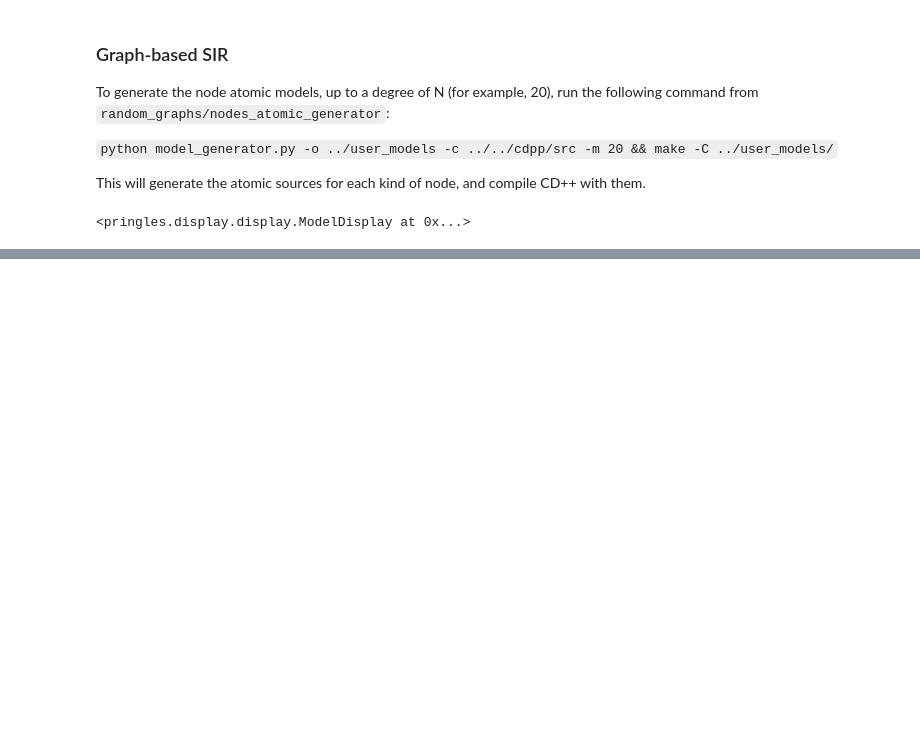
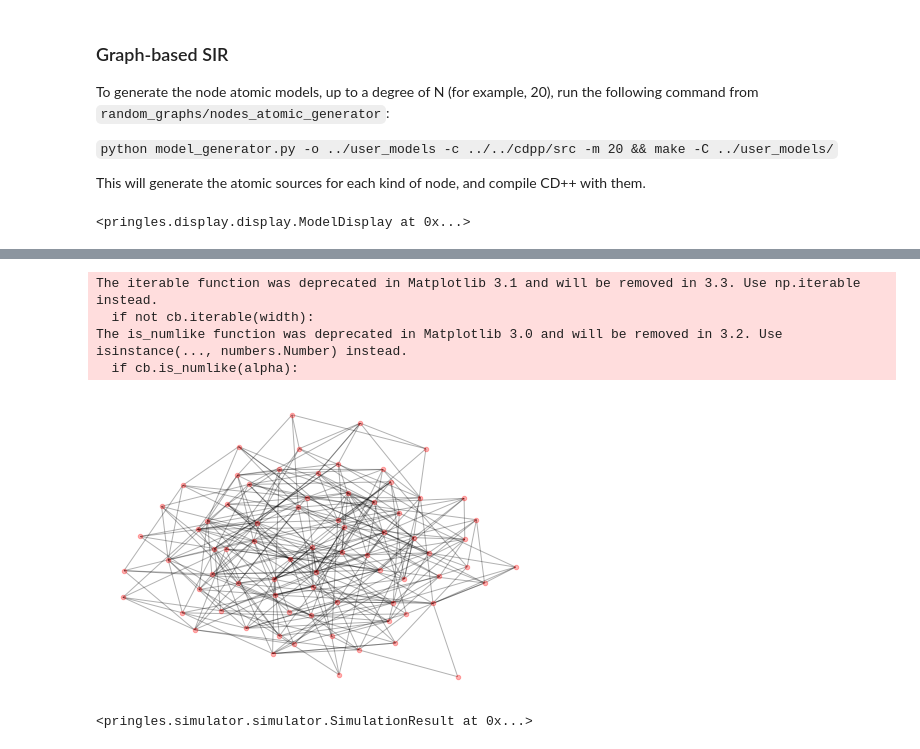
Before and after one commit to colonelpringles/pringles_examples, a Jupyter notebook: random_graphs/Experimental.ipynb, the cells around one changed output, grey strips where cells are left out. Cells and saved outputs as stored; diff of their text form; code cells hidden in the pictures; blank space fills up the shorter version.

```diff
--- a/random_graphs/Experimental.ipynb
+++ b/random_graphs/Experimental.ipynb
@@ -72,0 +94,8 @@ nodes_external_transitions
+# %%
+# Generating configuration model degree sequence
+alpha = 10
+beta = 1
+node_count = 75
+degree_sequence = [int(random.gammavariate(alpha, beta)) for i in range(node_count)]
+if sum(degree_sequence) % 2 == 1:
+    degree_sequence[-1] += 1
@@ -72,0 +106,13 @@ nodes_external_transitions
+# %%
+steffi_graph = nx.configuration_model(degree_sequence, seed=random_seed)
+# %%
+# Drawing graph
+pos = graphviz_layout(steffi_graph, root=0)
+nx.draw(steffi_graph, pos, with_labels=False, alpha=.3, node_size=20)
+plt.show()
+# %% [output]
+The iterable function was deprecated in Matplotlib 3.1 and will be removed in 3.3. Use np.iterable instead.
+  if not cb.iterable(width):
+The is_numlike function was deprecated in Matplotlib 3.0 and will be removed in 3.2. Use isinstance(..., numbers.Number) instead.
+  if cb.is_numlike(alpha):
+[figure, added]
@@ -72,0 +155,4 @@ nodes_external_transitions
+# %%
+results
+# %% [output]
+<pringles.simulator.simulator.SimulationResult at 0x...>
```
Also changed, not shown: parts of 16 cells of this notebook.
